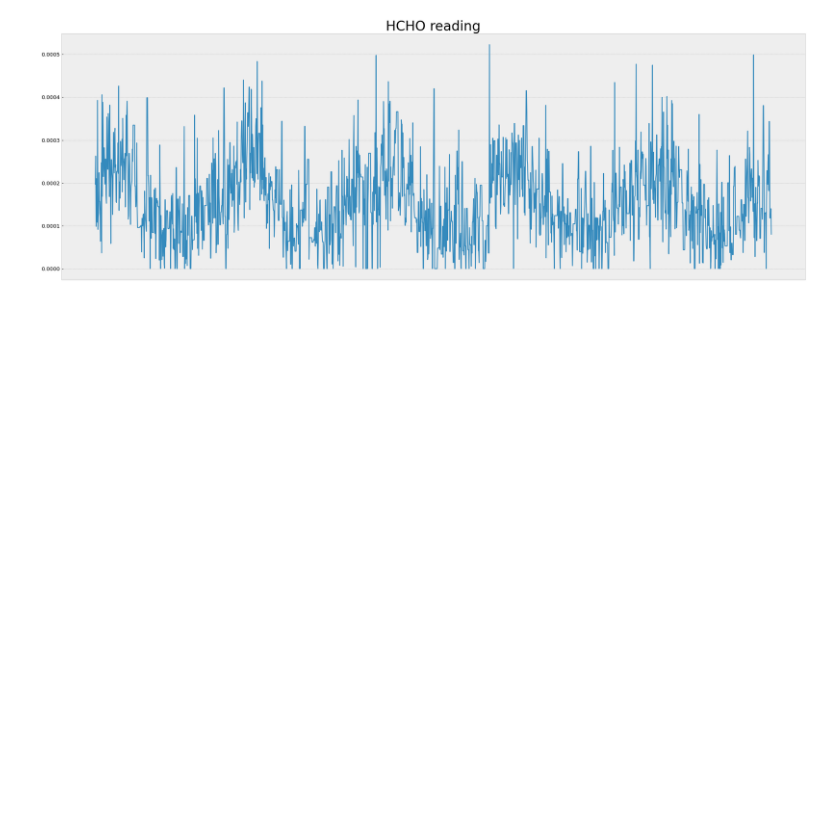
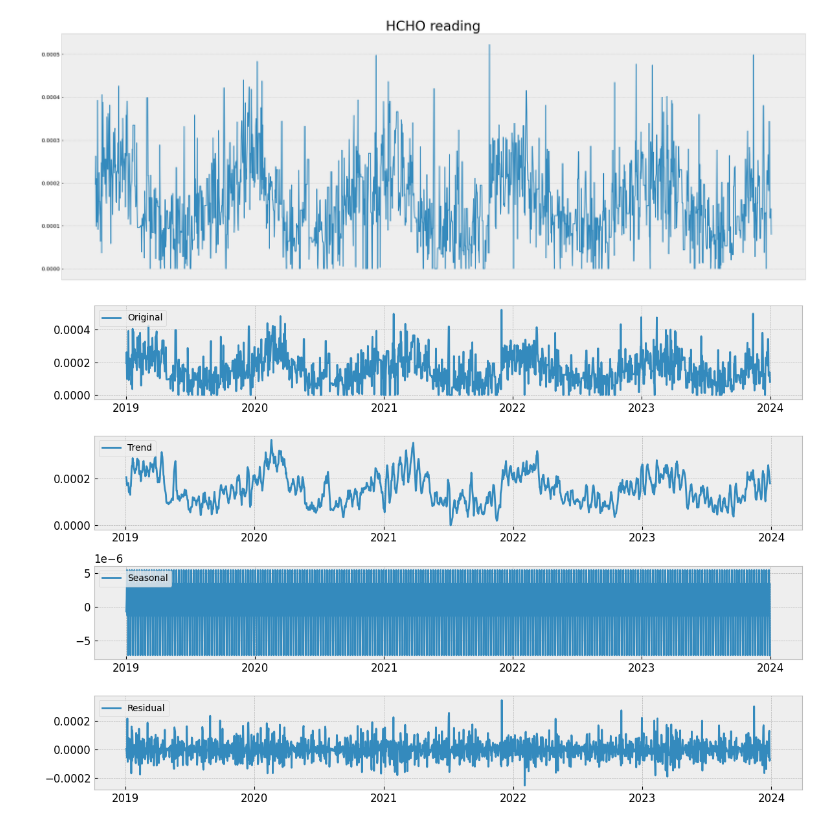
Before and after one commit to Esandu-Meth-Obadaarachchi/HCHO-level-Time-series-forecasting, a Jupyter notebook: DE_3_Analysis_and_.ipynb, the cells around one changed output. Cells and saved outputs as stored; diff of their text form; code cells hidden in the pictures; blank space fills up the shorter version.

Commit message:
checking seasonality and trend

```diff
--- a/DE_3_Analysis_and_.ipynb
+++ b/DE_3_Analysis_and_.ipynb
@@ -184,3 +184,38 @@ plt.xticks([])  # Remove x-axis ticks
 plt.show()
 # %% [output]
 [figure]
+# %%
+import pandas as pd
+import matplotlib.pyplot as plt
+from statsmodels.tsa.seasonal import seasonal_decompose
+
+# Assuming colombo_df has a 'Date' column as the index and 'HCHO reading' as the time series data
+
+# Convert index to DatetimeIndex
+colombo_df.index = pd.to_datetime(colombo_df.index)
+
+# Perform seasonal decomposition
+result = seasonal_decompose(colombo_df['HCHO reading'], model='additive')
+
+# Plot the decomposed components
+plt.figure(figsize=(12, 8))
+plt.subplot(411)
+plt.plot(result.observed, label='Original')
+plt.legend(loc='upper left')
+
+plt.subplot(412)
+plt.plot(result.trend, label='Trend')
+plt.legend(loc='upper left')
+
+plt.subplot(413)
+plt.plot(result.seasonal, label='Seasonal')
+plt.legend(loc='upper left')
+
+plt.subplot(414)
+plt.plot(result.resid, label='Residual')
+plt.legend(loc='upper left')
+
+plt.tight_layout()
+plt.show()
+# %% [output]
+[figure, added]
```
Also changed, not shown: parts of 5 cells of this notebook.
